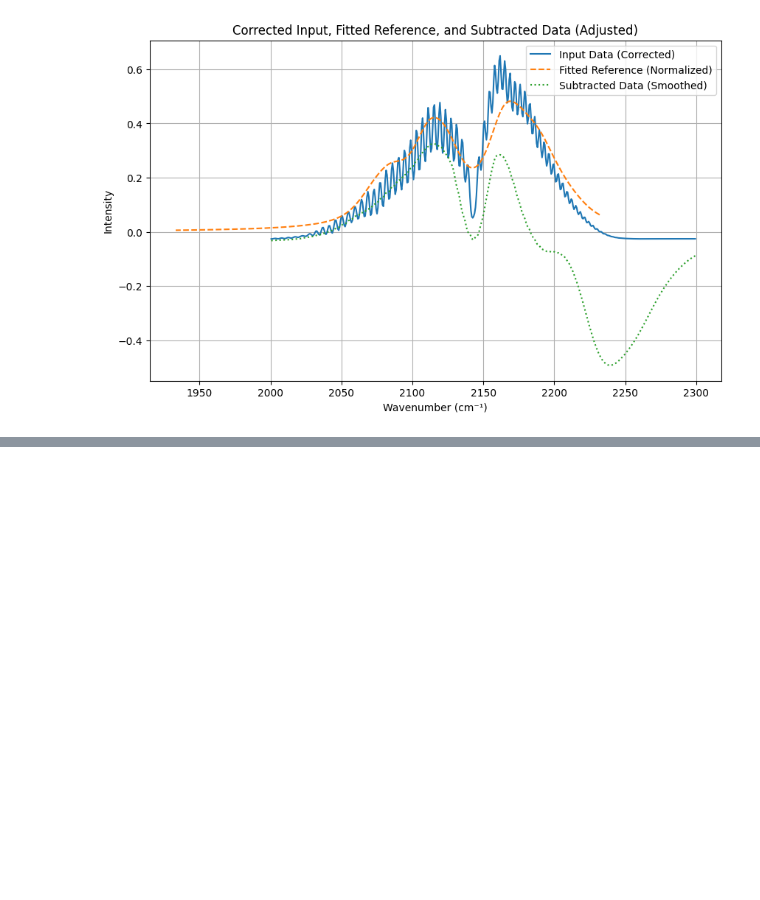
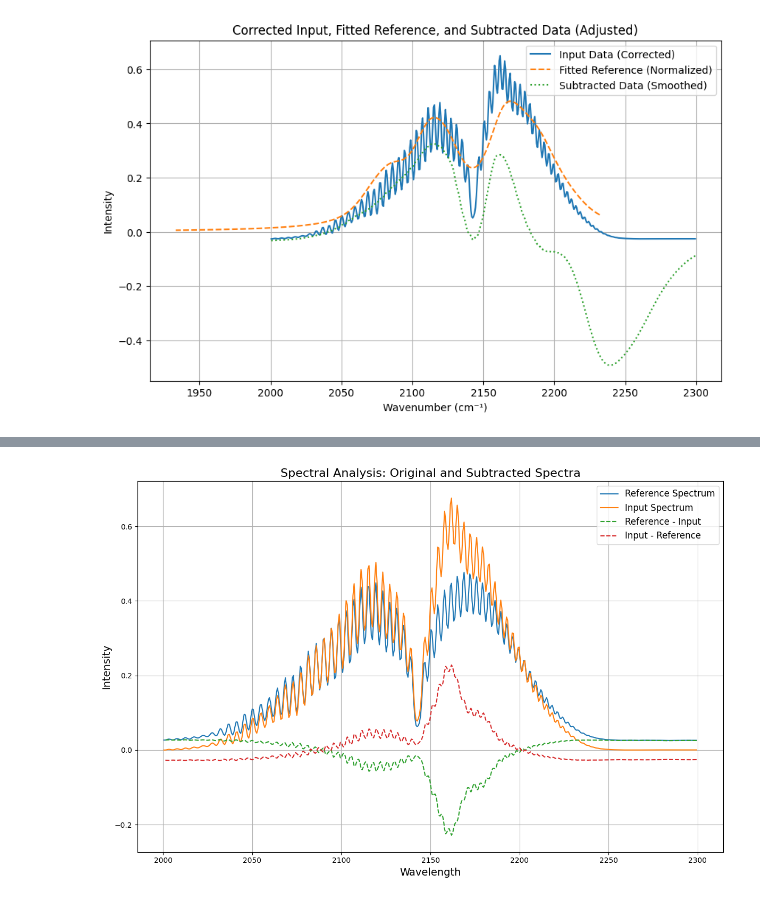
Before and after one commit to MehrdadJalali-AI/Spectrum, a Jupyter notebook: SubtractedSpectrum.ipynb, the cells around one changed output, grey strips where cells are left out. Saved outputs shown, nothing was run; the diff lists cells and outputs as text; code cells hidden in the pictures; blank space fills up the shorter version.

```diff
--- a/SubtractedSpectrum.ipynb
+++ b/SubtractedSpectrum.ipynb
@@ -393,0 +468,56 @@ plt.show()
+# %%
+import pandas as pd
+import numpy as np
+import matplotlib.pyplot as plt
+from scipy.stats import norm, cauchy
+from scipy.optimize import curve_fit
+
+# Define file paths
+ref_file = "/content/drive/MyDrive/Research/Spectroscopy/IR_Spectrum_Predcition/LC0061.0055.dpt"
+input_file = "/content/drive/MyDrive/Research/Spectroscopy/IR_Spectrum_Predcition/LC0027.0005.dpt"
+
+# Load data
+data_ref = pd.read_csv(ref_file, delimiter="\t", header=None, names=["Wavelength", "Intensity"])
+data_in = pd.read_csv(input_file, delimiter="\t", header=None, names=["Wavelength", "Intensity"])
+
+# Filter based on spectrum range
+spectrum_min = 2000.0
+spectrum_max = 2300.0
+data_ref_filtered = data_ref[(data_ref["Wavelength"] >= spectrum_min) & (data_ref["Wavelength"] <= spectrum_max)]
+data_in_filtered = data_in[(data_in["Wavelength"] >= spectrum_min) & (data_in["Wavelength"] <= spectrum_max)]
+
+# Align data for subtraction
+aligned_ref = data_ref_filtered.set_index("Wavelength").reindex(data_in_filtered["Wavelength"]).reset_index()
+aligned_input = data_in_filtered.set_index("Wavelength").reindex(data_ref_filtered["Wavelength"]).reset_index()
+
+# Fill missing values with zero for proper subtraction
+aligned_ref["Intensity"] = aligned_ref["Intensity"].fillna(0)
+aligned_input["Intensity"] = aligned_input["Intensity"].fillna(0)
+
+# Subtract input spectrum from reference spectrum
+subtracted_spectrum_ref_input = aligned_ref["Intensity"] - aligned_input["Intensity"]
+
+# Subtract reference spectrum from input spectrum
+subtracted_spectrum_input_ref = aligned_input["Intensity"] - aligned_ref["Intensity"]
+
+# Plot all spectra
+plt.figure(figsize=(12, 8))
+
+# Original spectra
+plt.plot(data_ref_filtered["Wavelength"], data_ref_filtered["Intensity"], label="Reference Spectrum", linewidth=1.5)
+plt.plot(data_in_filtered["Wavelength"], data_in_filtered["Intensity"], label="Input Spectrum", linewidth=1.5)
+
+# Subtracted spectra
+plt.plot(data_ref_filtered["Wavelength"], subtracted_spectrum_ref_input, label="Reference - Input", linestyle='--')
+plt.plot(data_ref_filtered["Wavelength"], subtracted_spectrum_input_ref, label="Input - Reference", linestyle='--')
+
+# Plot customization
+plt.xlabel("Wavelength", fontsize=14)
+plt.ylabel("Intensity", fontsize=14)
+plt.title("Spectral Analysis: Original and Subtracted Spectra", fontsize=16)
+plt.legend(fontsize=12)
+plt.grid(True)
+plt.tight_layout()
+plt.show()
+# %% [output]
+[figure, added]
```
Also changed, not shown: parts of 6 cells of this notebook.
